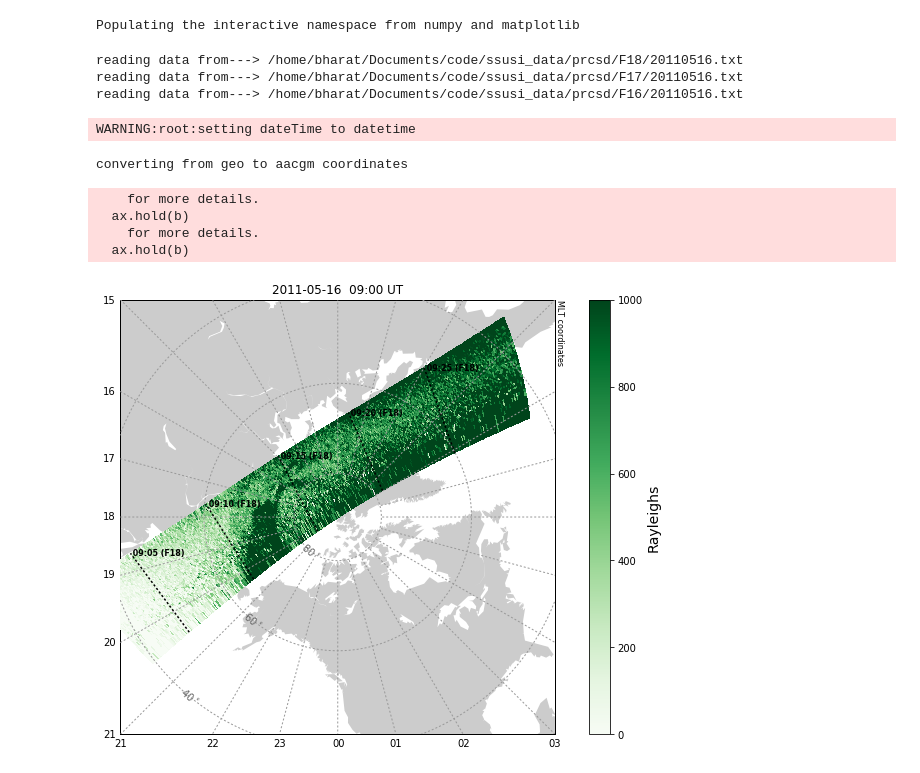
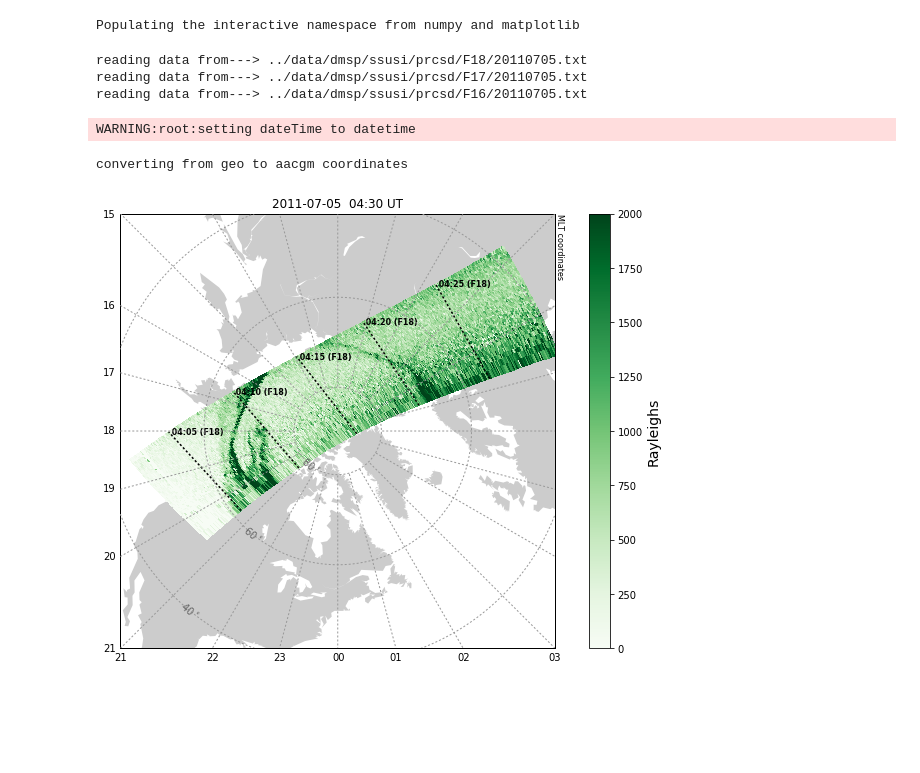
Before and after one commit to bharatreddy/scwsaps, a Jupyter notebook: ipy/ssusi_plot.ipynb, the cells around one changed output. Cells and saved outputs as stored; diff of their text form; code cells hidden in the pictures; blank space fills up the shorter version.

```diff
--- a/ipy/ssusi_plot.ipynb
+++ b/ipy/ssusi_plot.ipynb
@@ -8,31 +8,27 @@ from imagers.ssusi import ssusi_utils
 # %% [output]
 Populating the interactive namespace from numpy and matplotlib
 # %%
-inpDir = "/home/bharat/Documents/code/ssusi_data/prcsd/" # Make sure you have this dir or create it
-fileDate = datetime.datetime( 2011, 5, 16 )
-inpTime = datetime.datetime( 2011, 5, 16, 9, 0 )
+inpDir = "../data/dmsp/ssusi/prcsd/" # Make sure you have this dir or create it
+fileDate = datetime.datetime( 2011, 7, 5 )
+inpTime = datetime.datetime( 2011, 7, 5, 4, 30 )
 coords="mlt"
 satList = ["F18" ]#, "F17", "F18"]
 figName = "../plots/ssusi-" + inpTime.strftime("%Y%m%d") + ".pdf"
 # %%
 ssObj = ssusi_utils.UtilsSsusi( inpDir, fileDate )
 # PLOT DATA
 fDict = ssObj.filter_data_by_time(inpTime, timeDelta=40.)
 fig = plt.figure(figsize=(12, 8))
 ax = fig.add_subplot(1,1,1)
 m = utils.plotUtils.mapObj(boundinglat=40., coords=coords, lat_0=90., lon_0=0, datetime=inpTime)
 ssObj.overlay_sat_data( fDict, m, ax, satList=satList,\
-         inpTime=inpTime, vmin=0., vmax=1000., autoScale=False, coords=coords,alpha=1. )
+         inpTime=inpTime, vmin=0., vmax=2000., autoScale=False, coords=coords,alpha=1. )
 
 fig.savefig(figName,bbox_inches='tight')
 # %% [output]
-reading data from---> /home/bharat/Documents/code/ssusi_data/prcsd/F18/20110516.txt
-reading data from---> /home/bharat/Documents/code/ssusi_data/prcsd/F17/20110516.txt
-reading data from---> /home/bharat/Documents/code/ssusi_data/prcsd/F16/20110516.txt
+reading data from---> ../data/dmsp/ssusi/prcsd/F18/20110705.txt
+reading data from---> ../data/dmsp/ssusi/prcsd/F17/20110705.txt
+reading data from---> ../data/dmsp/ssusi/prcsd/F16/20110705.txt
 WARNING:root:setting dateTime to datetime
 converting from geo to aacgm coordinates
-    for more details.
-  ax.hold(b)
-    for more details.
-  ax.hold(b)
-[figure, old version]
+[figure, new version]
```
Also changed, not shown: 12 other files.
